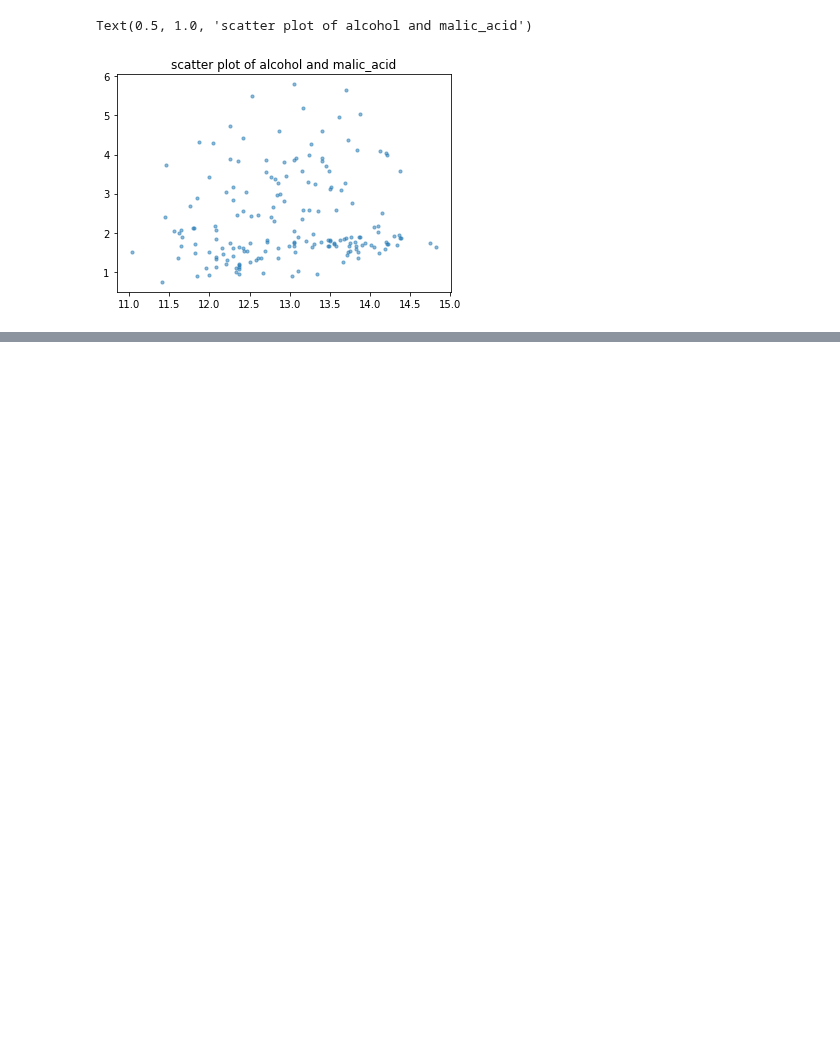
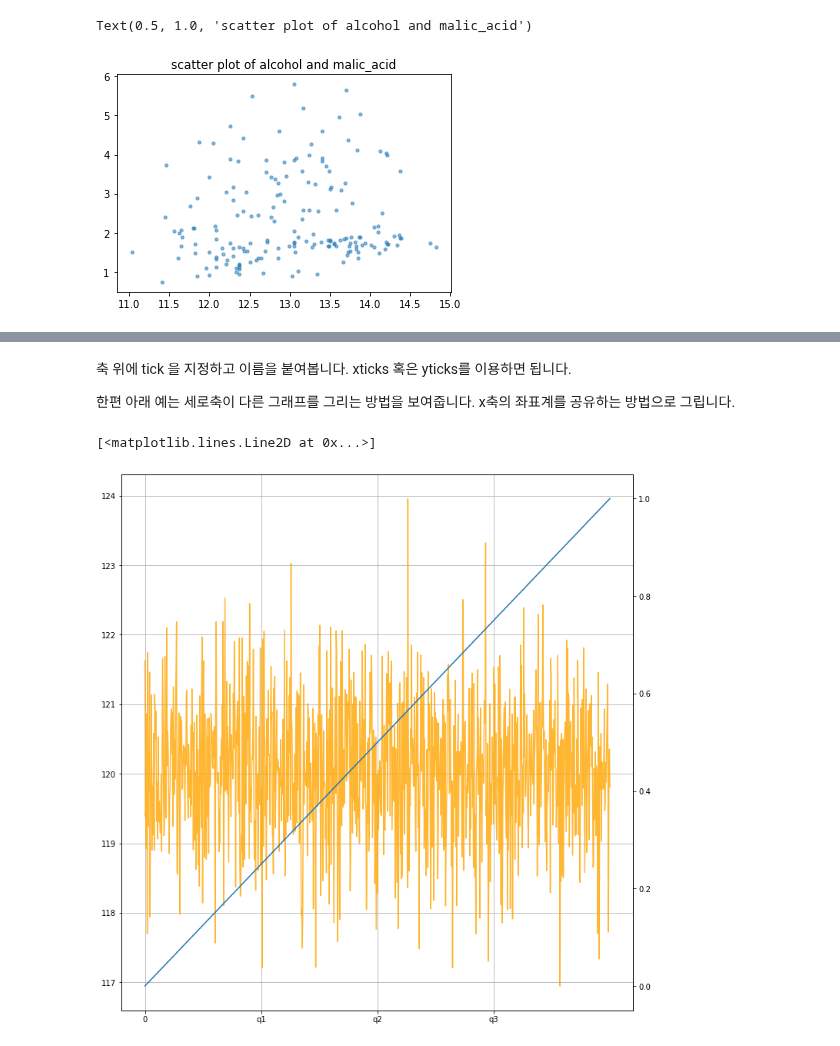
Before and after one commit to jenjong/deeplearning, a Jupyter notebook: _sources/chapters/02/attribute.ipynb, the cells around one changed output, grey strips where cells are left out. Drawn from its saved outputs; the diff is of its cells as text; code cells hidden in the pictures; blank space fills up the shorter version.

```diff
--- a/_sources/chapters/02/attribute.ipynb
+++ b/_sources/chapters/02/attribute.ipynb
@@ -203,0 +173,18 @@ array([119.84676384, 117.56749149, 120.50798434, 119.67596767,
+# %% [markdown]
+축 위에 tick 을 지정하고 이름을 붙여봅니다. xticks 혹은 yticks를 이용하면 됩니다.
+
+한편 아래 예는 세로축이 다른 그래프를 그리는 방법을 보여줍니다. x축의 좌표계를 공유하는 방법으로 그립니다.
+# %%
+np.random.seed(1)
+x = np.random.normal(120, 1, size = 1000)
+fig, ax = plt.subplots(figsize = (10,10), layout ='constrained')
+ax.plot(x, color = 'orange', alpha = 0.8)
+ax.grid(True)
+ax.set_xticks(np.arange(0,1000, 250), labels= [0,'q1', 'q2', 'q3'])
+# 투명한 axis를 복사
+ax2 = ax.twinx()
+y = np.linspace(0,1,1000)
+ax2.plot(y)
+# %% [output]
+[<matplotlib.lines.Line2D at 0x...>]
+[figure, added]
```
Also changed, not shown: parts of 21 cells of this notebook, 17 other files.
